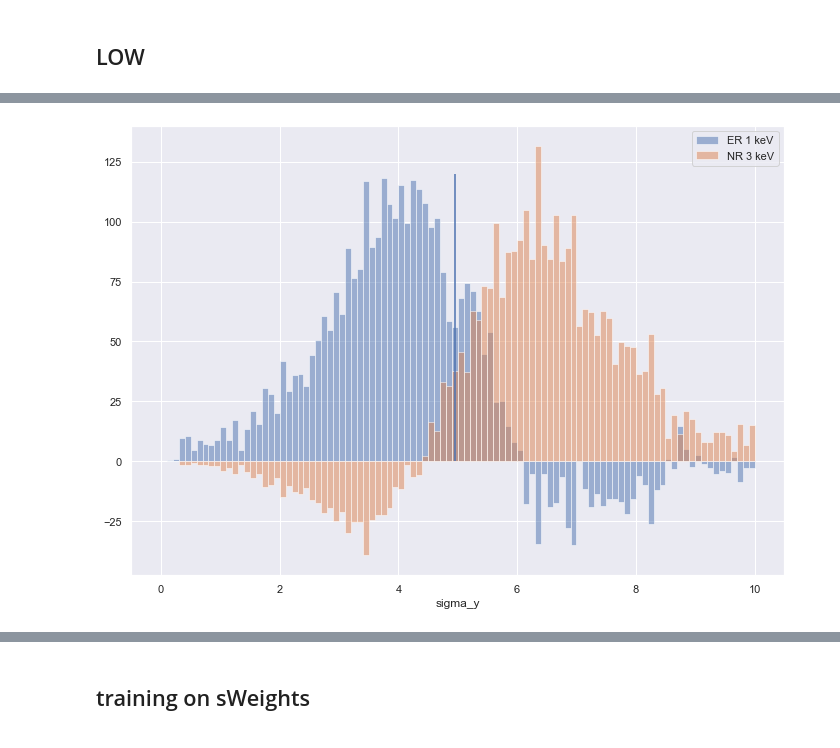
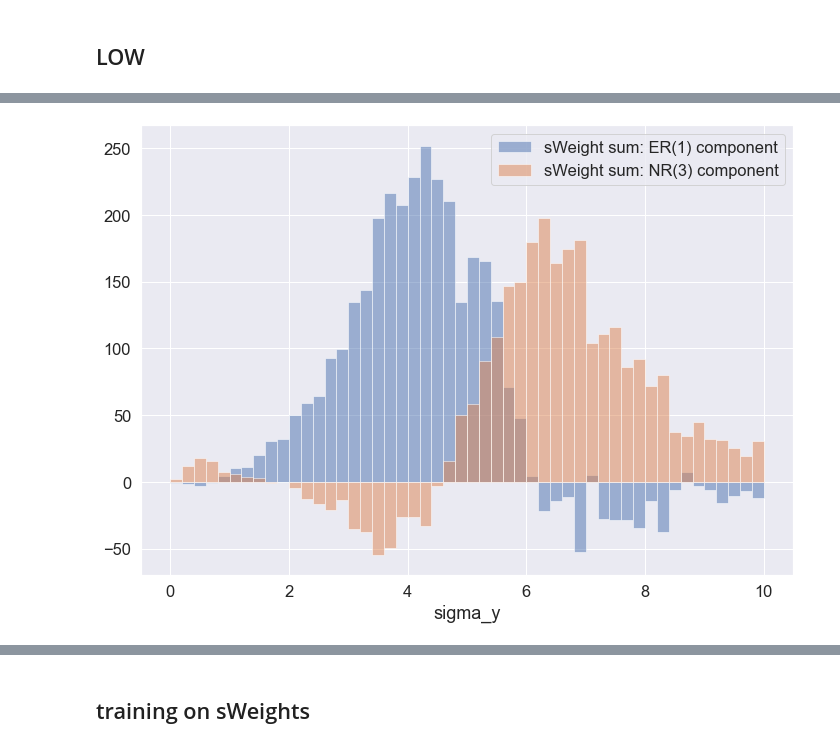
Before and after one commit to depot-hep/idao-2021, a Jupyter notebook: track1_solution/archive/sPlot.ipynb, the cells around one changed output, grey strips where cells are left out. Cells and saved outputs as stored; diff of their text form; code cells hidden in the pictures.

```diff
--- a/track1_solution/archive/sPlot.ipynb
+++ b/track1_solution/archive/sPlot.ipynb
@@ -140,3 +165,3 @@ plt.show()
 # %%
-LOW_left, LOW_right = 0, 2500
-df_private_LOW = df_private.query(f'sig_count_y > {LOW_left} and sig_count_y < {LOW_right}')
+df_private_LOW = df_private.query(f'E_regr >= {LOW_left} and E_regr < {LOW_right}')
+E_regr_LOW = df_private_LOW.E_regr
@@ -164,0 +173,6 @@ plt.show()
+# %%
+nll = UnbinnedNLL(E_regr_LOW, model)
+m = Minuit(nll, mu_1=2.8, mu_2=3.2, sigma_1=0.5, sigma_2=0.5, fr=0.5)  # starting values for α and β
+m.fixed['fr'] = True
+m.migrad()
+m.hesse()
@@ -164,0 +186,4 @@ plt.show()
+# %%
+x = np.linspace(LOW_left, LOW_right)
+fit_results = dict(m.values)
+assert fit_results['mu_1'] < fit_results['mu_2']
@@ -165,3 +199,4 @@ plt.show()
 # %%
-probs_LOW = pd.DataFrame(dict(sig=norm.pdf(df_private_LOW.sig_count_y, loc=E_expected_ER_LOW, scale=sigma_ER_LOW), bck=norm.pdf(df_private_LOW.sig_count_y, loc=E_expected_NR_LOW, scale=sigma_NR_LOW)))
+probs_LOW = pd.DataFrame(dict(sig=norm.pdf(E_regr_LOW, loc=fit_results['mu_1'], scale=fit_results['sigma_1']),
+                              bck=norm.pdf(E_regr_LOW, loc=fit_results['mu_2'], scale=fit_results['sigma_2'])))
 probs_LOW = probs_LOW.div(probs_LOW.sum(axis=1), axis=0)
@@ -198,10 +232,9 @@ sWeights_LOW = splot.compute_sweights(probs_LOW)
 # %%
 feature = 'sigma_y'
-plt.hist(df_private_LOW[feature], weights=sWeights_LOW.sig, bins=100, range=(0, 10), label='ER 1 keV', alpha=0.5)  # range=(0, 5),
-plt.hist(df_private_LOW[feature], weights=sWeights_LOW.bck, bins=100, range=(0, 10), label='NR 3 keV', alpha=0.5)  # range=(0, 5),
+plt.hist(df_private_LOW[feature], weights=sWeights_LOW.sig, bins=50, range=(0, 10), label='sWeight sum: ER(1) component', alpha=0.5)
+plt.hist(df_private_LOW[feature], weights=sWeights_LOW.bck, bins=50, range=(0, 10), label='sWeight sum: NR(3) component', alpha=0.5)
 plt.legend()
 plt.xlabel(feature)
-plt.vlines(4.95, 0, 120)
 plt.show()
 # %% [output]
-[figure, old version]
+[figure, new version]
```
Also changed, not shown: parts of 63 cells of this notebook.
